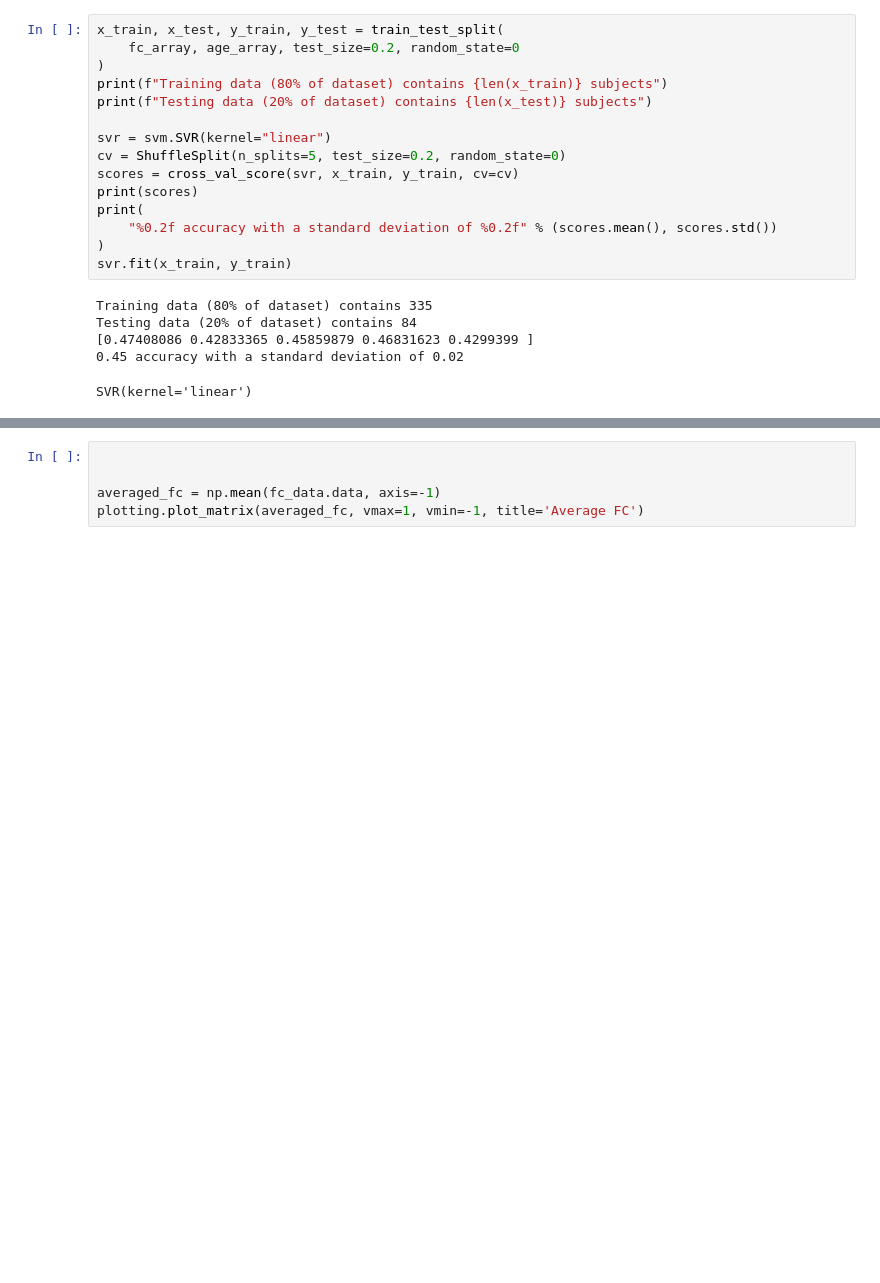
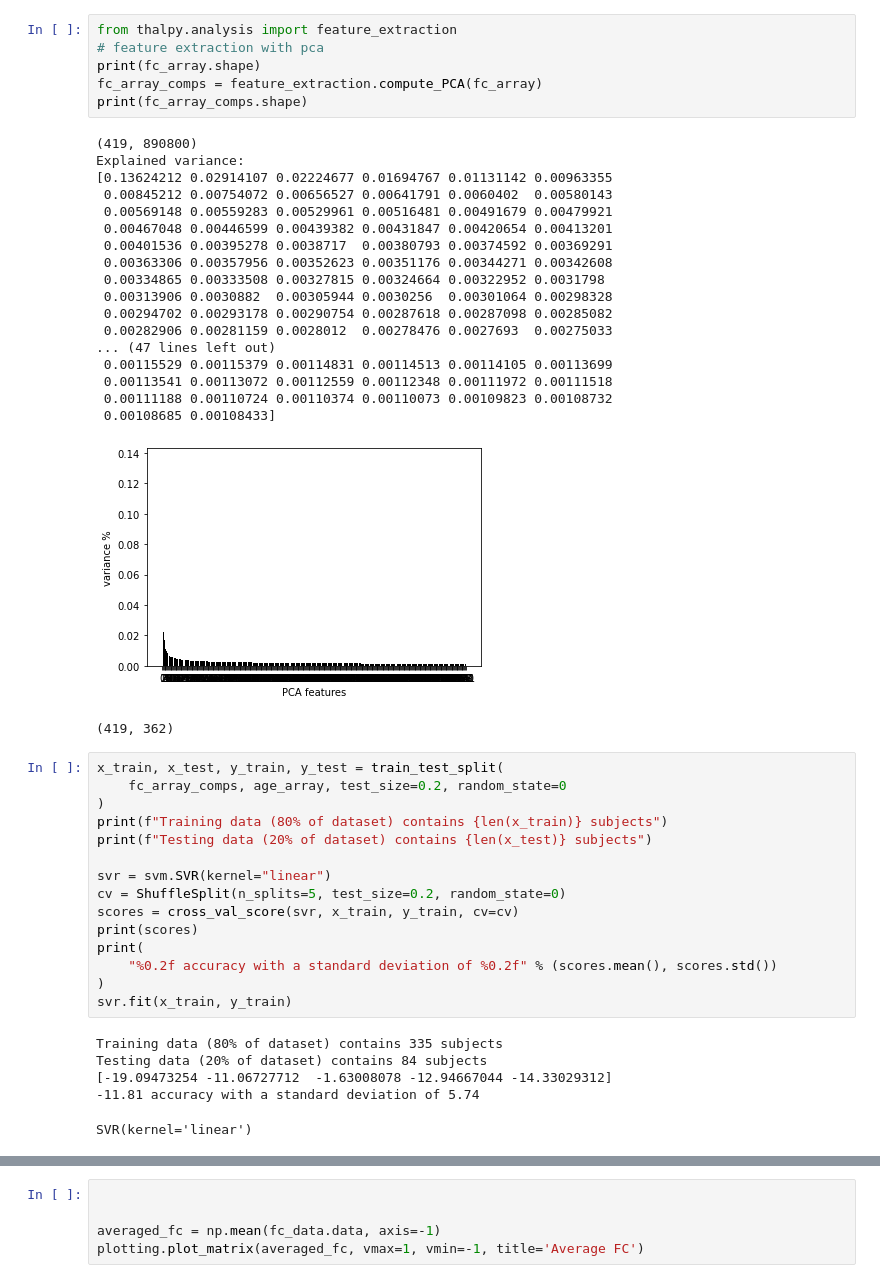
Before and after one commit to HwangLabNeuroCogDynamics/hcp_d, a Jupyter notebook: ml.ipynb, the cells around one changed output, grey strips where cells are left out. Drawn from its saved outputs; the diff is of its cells as text; blank space fills up the shorter version.

```diff
--- a/ml.ipynb
+++ b/ml.ipynb
@@ -83,6 +87,32 @@ for threshold in np.arange(pc_matrix.shape[1]):
+# %%
+from thalpy.analysis import feature_extraction
+# feature extraction with pca
+print(fc_array.shape)
+fc_array_comps = feature_extraction.compute_PCA(fc_array)
+print(fc_array_comps.shape)
+# %% [output]
+(419, 890800)
+Explained variance:
+[0.13624212 0.02914107 0.02224677 0.01694767 0.01131142 0.00963355
+ 0.00845212 0.00754072 0.00656527 0.00641791 0.0060402  0.00580143
+ 0.00569148 0.00559283 0.00529961 0.00516481 0.00491679 0.00479921
+ 0.00467048 0.00446599 0.00439382 0.00431847 0.00420654 0.00413201
+ 0.00401536 0.00395278 0.0038717  0.00380793 0.00374592 0.00369291
+ 0.00363306 0.00357956 0.00352623 0.00351176 0.00344271 0.00342608
+ 0.00334865 0.00333508 0.00327815 0.00324664 0.00322952 0.0031798
+ 0.00313906 0.0030882  0.00305944 0.0030256  0.00301064 0.00298328
+ 0.00294702 0.00293178 0.00290754 0.00287618 0.00287098 0.00285082
+ 0.00282906 0.00281159 0.0028012  0.00278476 0.0027693  0.00275033
+... (47 lines left out)
+ 0.00115529 0.00115379 0.00114831 0.00114513 0.00114105 0.00113699
+ 0.00113541 0.00113072 0.00112559 0.00112348 0.00111972 0.00111518
+ 0.00111188 0.00110724 0.00110374 0.00110073 0.00109823 0.00108732
+ 0.00108685 0.00108433]
+[figure, added]
+(419, 362)
 # %%
 x_train, x_test, y_train, y_test = train_test_split(
-    fc_array, age_array, test_size=0.2, random_state=0
+    fc_array_comps, age_array, test_size=0.2, random_state=0
 )
 print(f"Training data (80% of dataset) contains {len(x_train)} subjects")
 print(f"Testing data (20% of dataset) contains {len(x_test)} subjects")
@@ -96,8 +126,8 @@ print(
 )
 svr.fit(x_train, y_train)
 # %% [output]
-Training data (80% of dataset) contains 335
-Testing data (20% of dataset) contains 84
-[0.47408086 0.42833365 0.45859879 0.46831623 0.4299399 ]
-0.45 accuracy with a standard deviation of 0.02
+Training data (80% of dataset) contains 335 subjects
+Testing data (20% of dataset) contains 84 subjects
+[-19.09473254 -11.06727712  -1.63008078 -12.94667044 -14.33029312]
+-11.81 accuracy with a standard deviation of 5.74
 SVR(kernel='linear')
```
Also changed, not shown: parts of 6 cells of this notebook, 5 other files.
